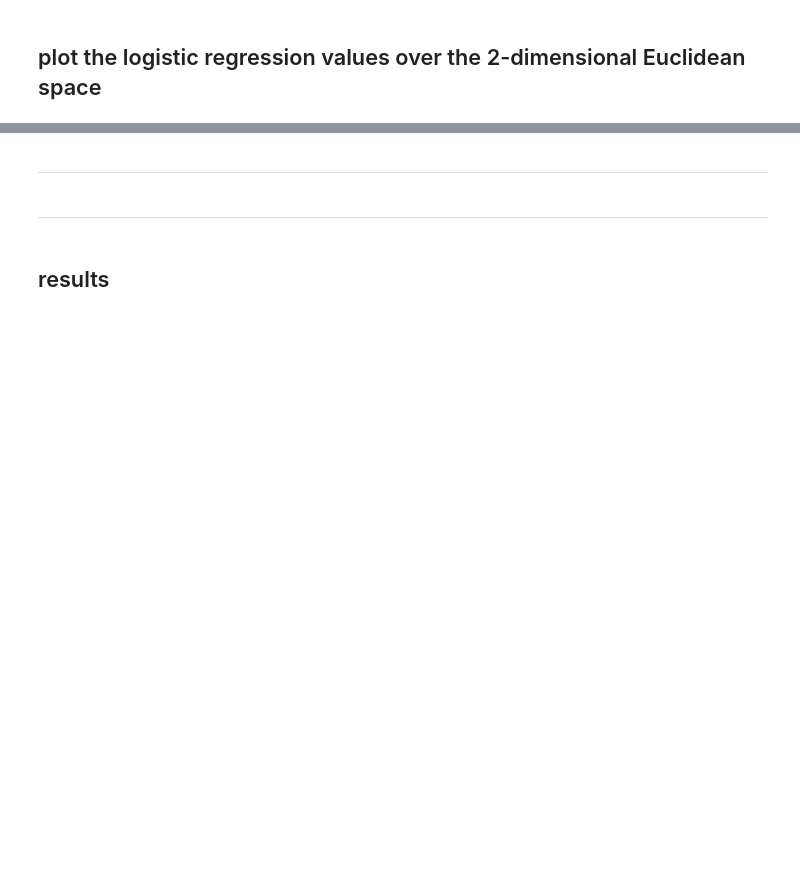
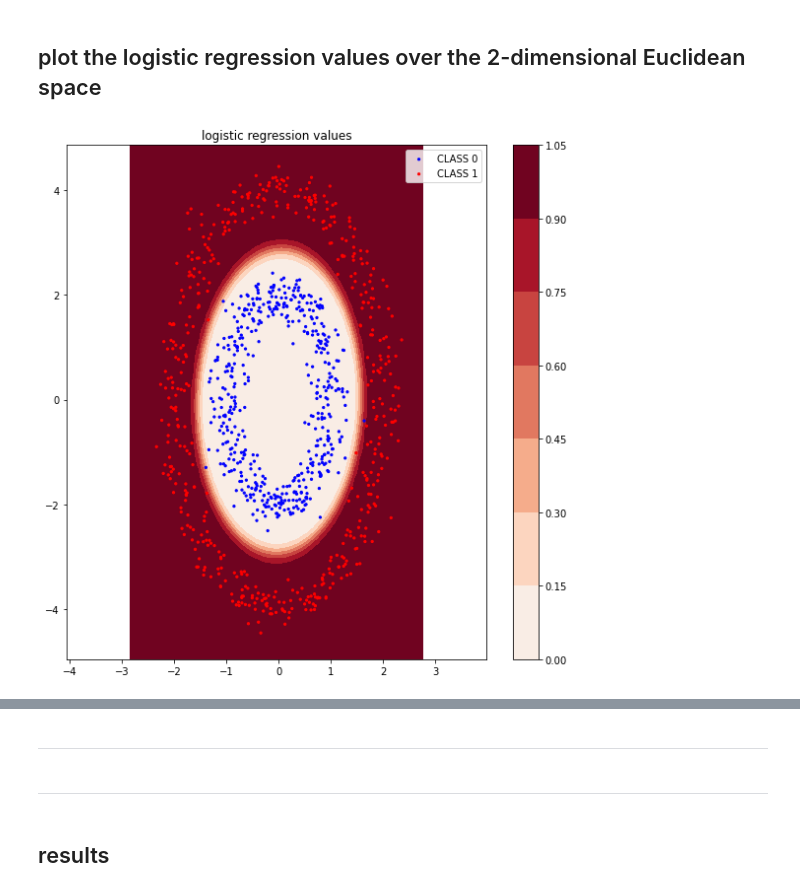
Before and after one commit to celestialxevermore/CAU_Machine_Learning, a Jupyter notebook: assignment_09/assignment_09.ipynb, the cells around one changed output, grey strips where cells are left out. Drawn from its saved outputs; the diff is of its cells as text; code cells hidden in the pictures; blank space fills up the shorter version.

```diff
--- a/assignment_09/assignment_09.ipynb
+++ b/assignment_09/assignment_09.ipynb
@@ -582,6 +727,10 @@ def function_result_11():
     plt.legend()
     plt.tight_layout()
     plt.show()
+# %%
+function_result_11()
+# %% [output]
+[figure, added]
 # %%
 def function_result_12():
 
```
Also changed, not shown: parts of 17 cells of this notebook.
